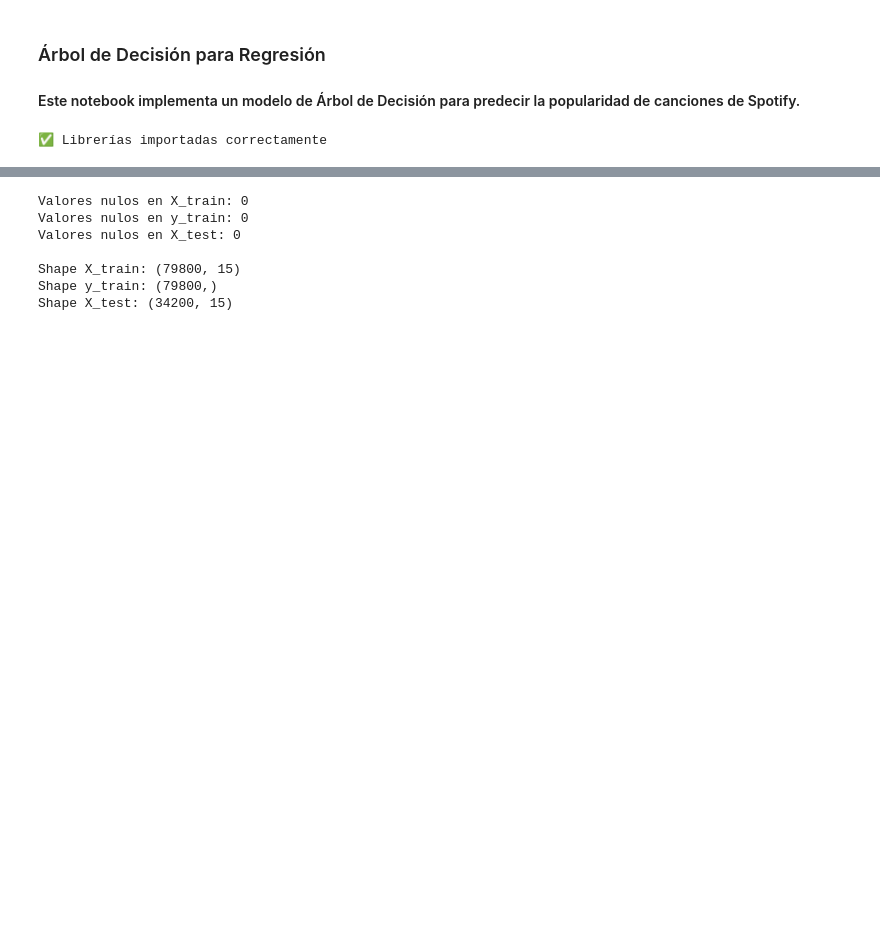
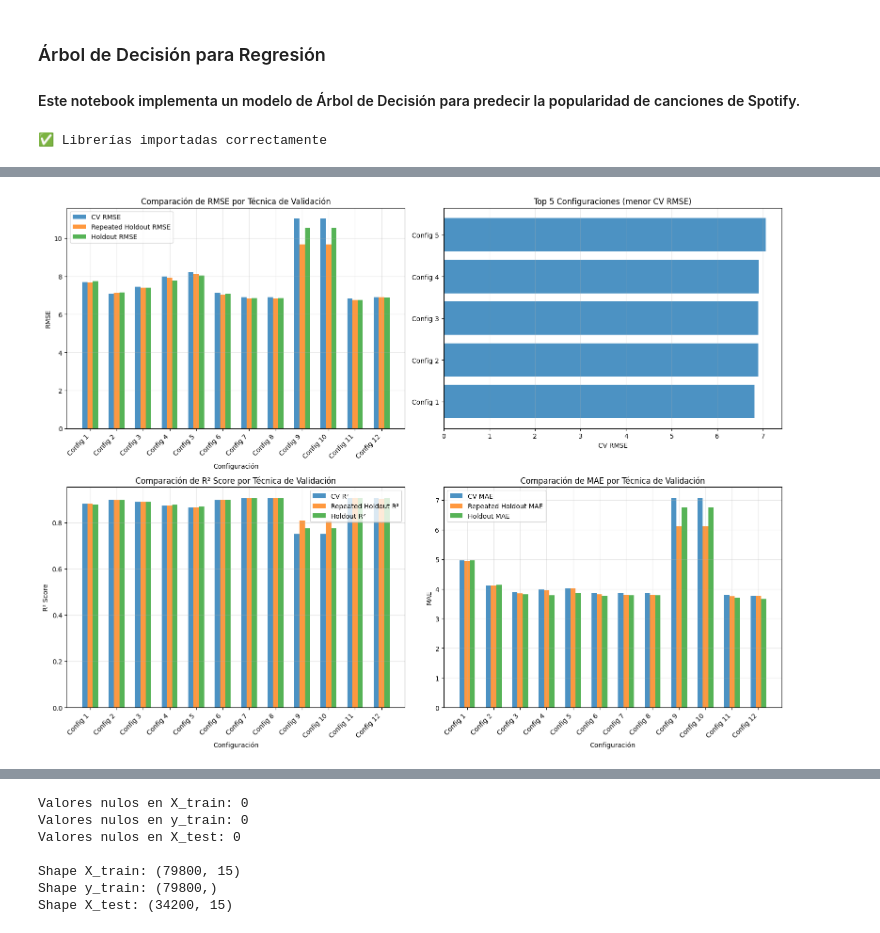
Before and after one commit to AlfonsoKatzenstein/machine_learning_obli, a Jupyter notebook: notebooks/modelos_de_regresion/arbol_de_decision.ipynb, the cells around one changed output, grey strips where cells are left out. Cells and saved outputs as stored; diff of their text form; code cells hidden in the pictures; blank space fills up the shorter version.

```diff
--- a/notebooks/modelos_de_regresion/arbol_de_decision.ipynb
+++ b/notebooks/modelos_de_regresion/arbol_de_decision.ipynb
@@ -36,0 +75,9 @@ X_test = test.drop(columns=['track_id'])
+# %%
+# Separar datos en train y validation usando Holdout (80-20)
+X_train_holdout, X_val_holdout, y_train_holdout, y_val_holdout = train_test_split(
+    X_train, y_train, test_size=0.2, random_state=42, shuffle=True
+)
+
+print(f"Train Holdout: {X_train_holdout.shape[0]} muestras")
+print(f"Validation Holdout: {X_val_holdout.shape[0]} muestras")
+print(f"Test: {X_test.shape[0]} muestras")
@@ -36,0 +602,58 @@ X_test = test.drop(columns=['track_id'])
+# %%
+# Visualización comparativa de RMSE para diferentes configuraciones
+fig, axes = plt.subplots(2, 2, figsize=(16, 12))
+
+# 1. RMSE por técnica de validación
+ax1 = axes[0, 0]
+x_pos = np.arange(len(df_resultados))
+ax1.bar(x_pos - 0.2, df_resultados['CV_RMSE'], 0.2, label='CV RMSE', alpha=0.8)
+ax1.bar(x_pos, df_resultados['RH_RMSE'], 0.2, label='Repeated Holdout RMSE', alpha=0.8)
+ax1.bar(x_pos + 0.2, df_resultados['Holdout_RMSE'], 0.2, label='Holdout RMSE', alpha=0.8)
+ax1.set_xlabel('Configuración')
+ax1.set_ylabel('RMSE')
+ax1.set_title('Comparación de RMSE por Técnica de Validación')
+ax1.set_xticks(x_pos)
+ax1.set_xticklabels([f"Config {i+1}" for i in range(len(df_resultados))], rotation=45, ha='right')
+ax1.legend()
+ax1.grid(True, alpha=0.3)
+
+# 2. Top 5 configuraciones según CV RMSE
+ax2 = axes[0, 1]
+top5_cv = df_resultados.nsmallest(5, 'CV_RMSE')
+ax2.barh(range(len(top5_cv)), top5_cv['CV_RMSE'], alpha=0.8)
+ax2.set_yticks(range(len(top5_cv)))
+ax2.set_yticklabels([f"Config {i+1}" for i in range(len(top5_cv))])
+ax2.set_xlabel('CV RMSE')
+ax2.set_title('Top 5 Configuraciones (menor CV RMSE)')
+ax2.grid(True, alpha=0.3, axis='x')
+
+# 3. R² Score por técnica de validación
+ax3 = axes[1, 0]
+ax3.bar(x_pos - 0.2, df_resultados['CV_R²'], 0.2, label='CV R²', alpha=0.8)
+ax3.bar(x_pos, df_resultados['RH_R²'], 0.2, label='Repeated Holdout R²', alpha=0.8)
+ax3.bar(x_pos + 0.2, df_resultados['Holdout_R²'], 0.2, label='Holdout R²', alpha=0.8)
+ax3.set_xlabel('Configuración')
+ax3.set_ylabel('R² Score')
+ax3.set_title('Comparación de R² Score por Técnica de Validación')
+ax3.set_xticks(x_pos)
+ax3.set_xticklabels([f"Config {i+1}" for i in range(len(df_resultados))], rotation=45, ha='right')
+ax3.legend()
+ax3.grid(True, alpha=0.3)
+
+# 4. MAE por técnica de validación
+ax4 = axes[1, 1]
+ax4.bar(x_pos - 0.2, df_resultados['CV_MAE'], 0.2, label='CV MAE', alpha=0.8)
+ax4.bar(x_pos, df_resultados['RH_MAE'], 0.2, label='Repeated Holdout MAE', alpha=0.8)
+ax4.bar(x_pos + 0.2, df_resultados['Holdout_MAE'], 0.2, label='Holdout MAE', alpha=0.8)
+ax4.set_xlabel('Configuración')
+ax4.set_ylabel('MAE')
+ax4.set_title('Comparación de MAE por Técnica de Validación')
+ax4.set_xticks(x_pos)
+ax4.set_xticklabels([f"Config {i+1}" for i in range(len(df_resultados))], rotation=45, ha='right')
+ax4.legend()
+ax4.grid(True, alpha=0.3)
+
+plt.tight_layout()
+plt.show()
+# %% [output]
+[figure, added]
```
Also changed, not shown: parts of 14 cells of this notebook, 1 other file.
